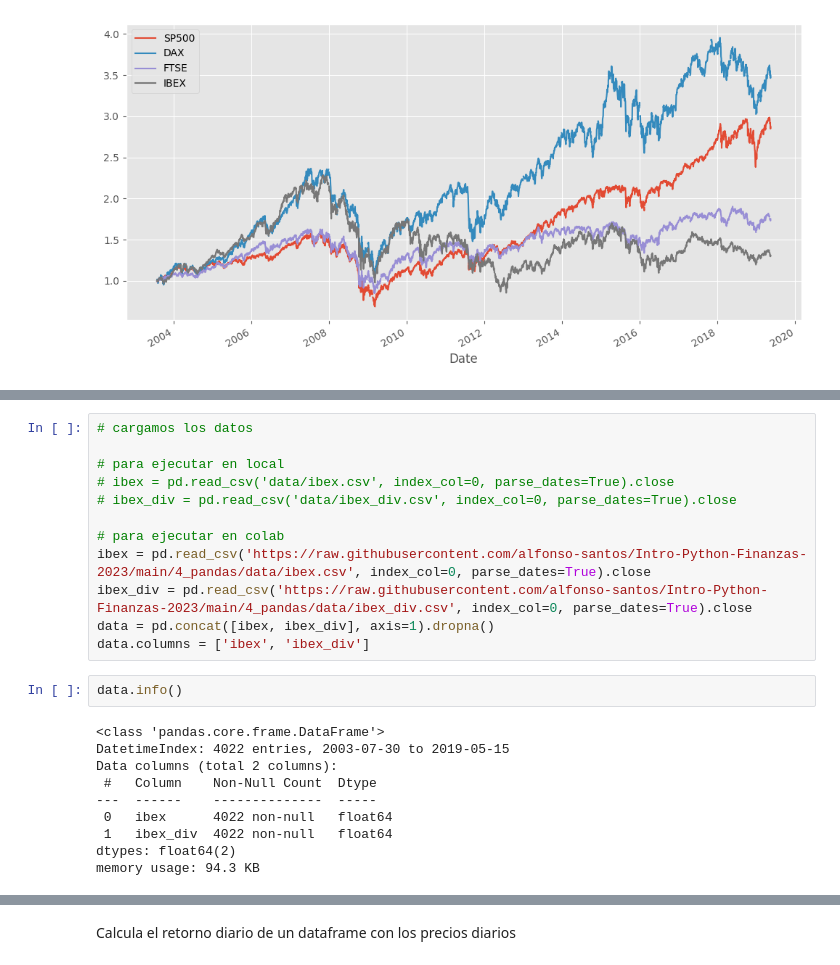
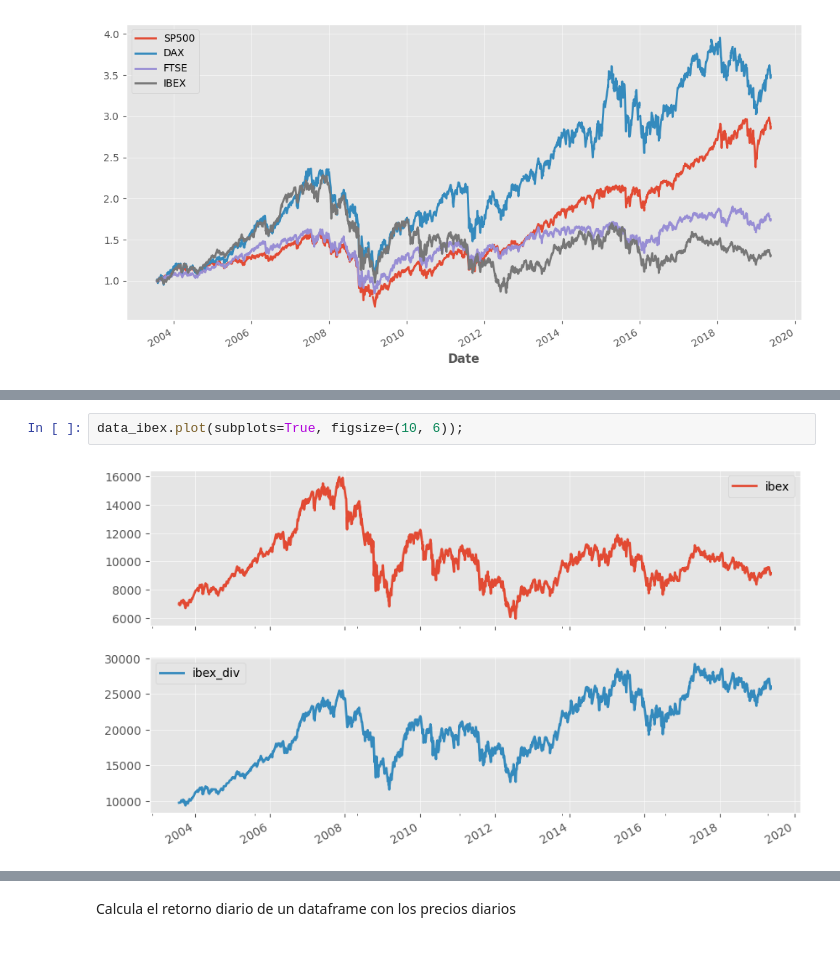
Before and after one commit to alfonso-santos/Intro-Python-Finanzas-2023, a Jupyter notebook: 7_Analisis_Info_Bolsa/7_1_Data_Inicio.ipynb, the cells around one changed output, grey strips where cells are left out. Drawn from its saved outputs; the diff is of its cells as text.

```diff
--- a/7_Analisis_Info_Bolsa/7_1_Data_Inicio.ipynb
+++ b/7_Analisis_Info_Bolsa/7_1_Data_Inicio.ipynb
@@ -117,25 +131,5 @@ sp500.loc[:, 'Close'].plot(figsize=(12, 5))
-# %%
-# cargamos los datos
-
-# para ejecutar en local
-# ibex = pd.read_csv('data/ibex.csv', index_col=0, parse_dates=True).close
-# ibex_div = pd.read_csv('data/ibex_div.csv', index_col=0, parse_dates=True).close
-
-# para ejecutar en colab
-ibex = pd.read_csv('https://raw.githubusercontent.com/alfonso-santos/Intro-Python-Finanzas-2023/main/4_pandas/data/ibex.csv', index_col=0, parse_dates=True).close
-ibex_div = pd.read_csv('https://raw.githubusercontent.com/alfonso-santos/Intro-Python-Finanzas-2023/main/4_pandas/data/ibex_div.csv', index_col=0, parse_dates=True).close
-data = pd.concat([ibex, ibex_div], axis=1).dropna()
-data.columns = ['ibex', 'ibex_div']
-# %%
-data.info()
-# %% [output]
-<class 'pandas.core.frame.DataFrame'>
-DatetimeIndex: 4022 entries, 2003-07-30 to 2019-05-15
-Data columns (total 2 columns):
- #   Column    Non-Null Count  Dtype
----  ------    --------------  -----
- 0   ibex      4022 non-null   float64
- 1   ibex_div  4022 non-null   float64
-dtypes: float64(2)
-memory usage: 94.3 KB
+# %%
+data_ibex.plot(subplots=True, figsize=(10, 6));
+# %% [output]
+[figure, added]
 # %%
```
Also changed, not shown: parts of 22 cells of this notebook.
